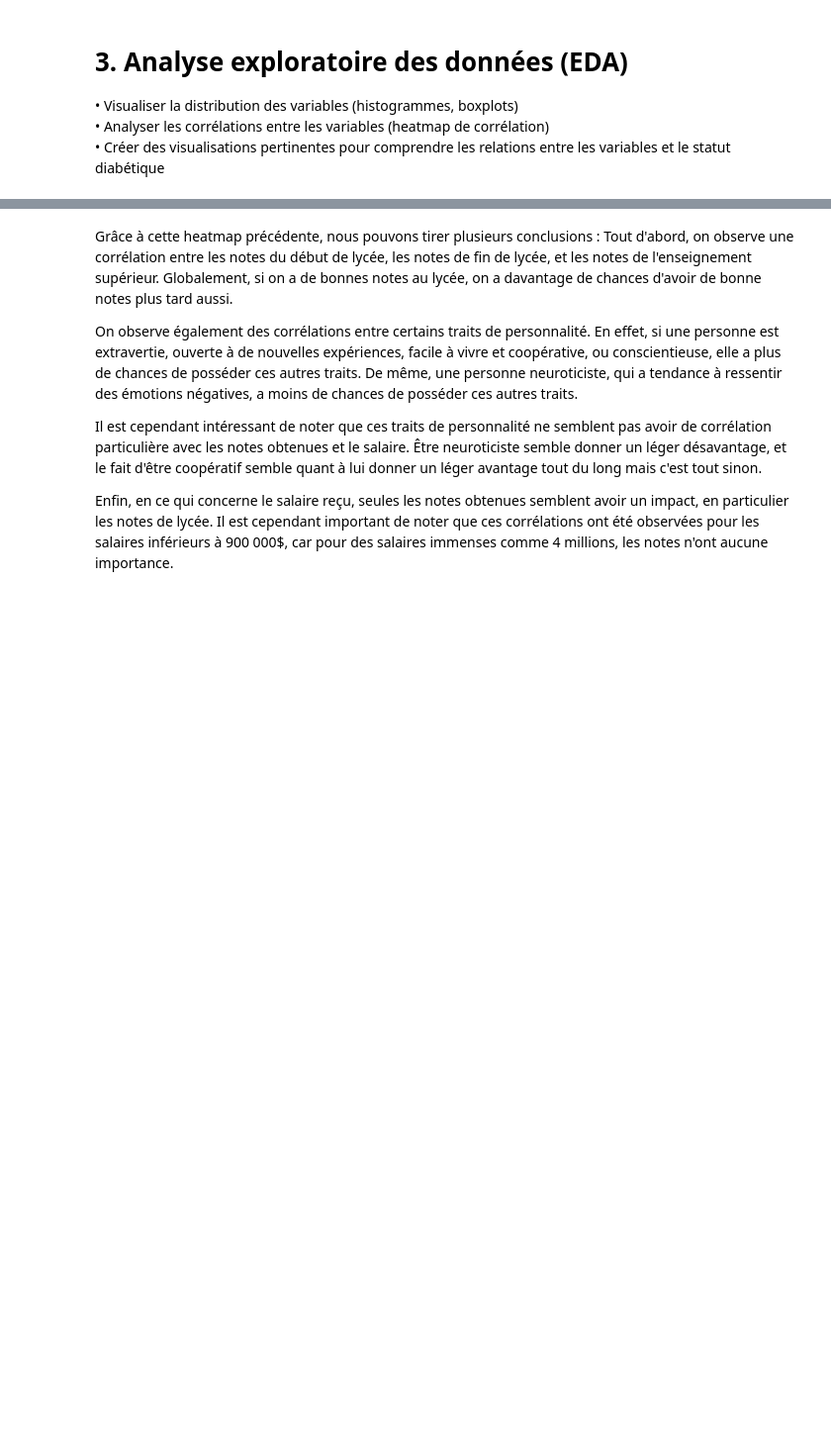
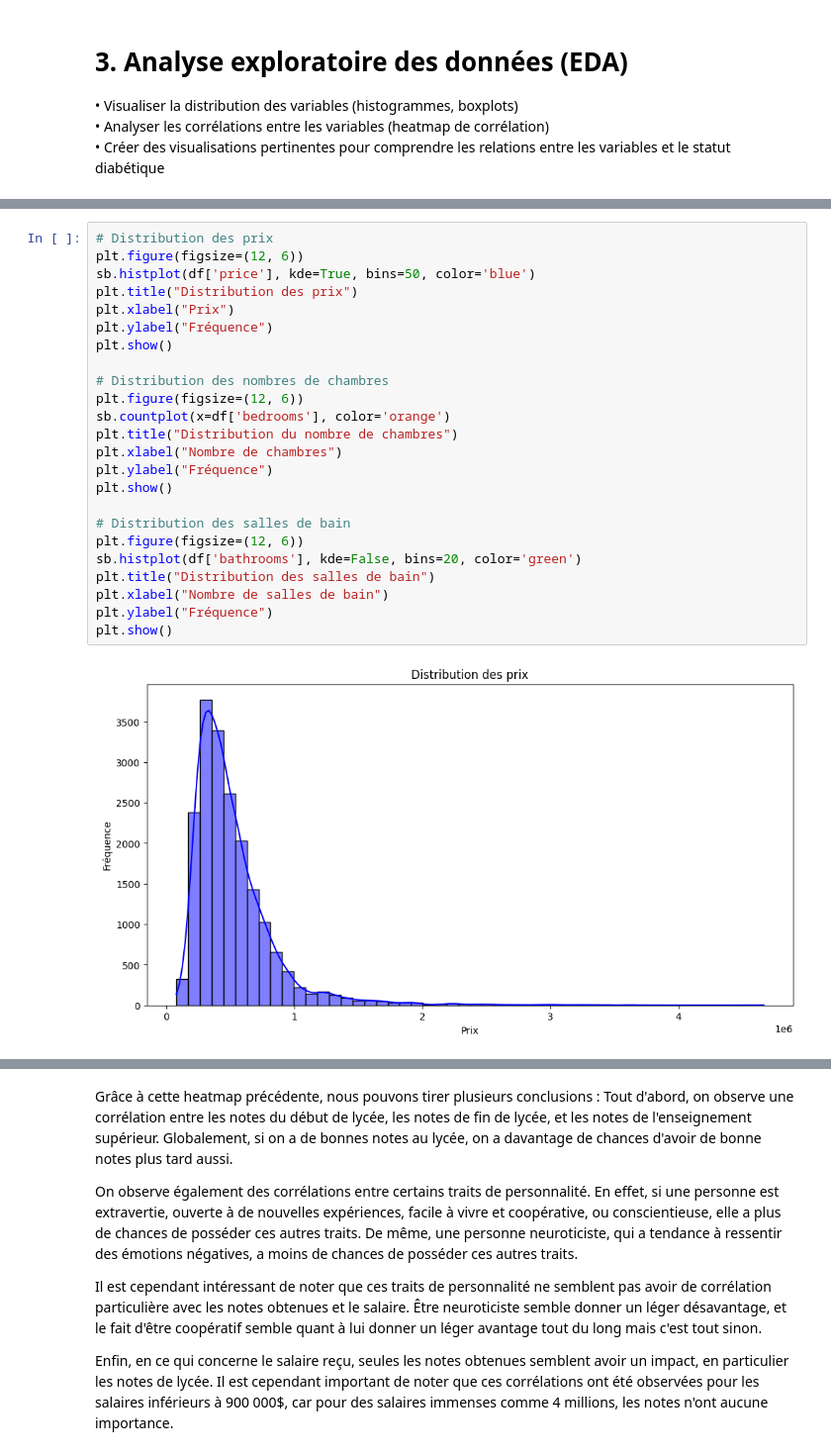
Before and after one commit to MGentieu/Projet_python_data, a Jupyter notebook: Notebook_projet.ipynb, the cells around one changed output, grey strips where cells are left out. Shown at 99% size. Cells and saved outputs as stored; diff of their text form; blank space fills up the shorter version.

```diff
--- a/Notebook_projet.ipynb
+++ b/Notebook_projet.ipynb
@@ -352,0 +201,26 @@ plt.show()
+# %%
+# Distribution des prix
+plt.figure(figsize=(12, 6))
+sb.histplot(df['price'], kde=True, bins=50, color='blue')
+plt.title("Distribution des prix")
+plt.xlabel("Prix")
+plt.ylabel("Fréquence")
+plt.show()
+
+# Distribution des nombres de chambres
+plt.figure(figsize=(12, 6))
+sb.countplot(x=df['bedrooms'], color='orange')
+plt.title("Distribution du nombre de chambres")
+plt.xlabel("Nombre de chambres")
+plt.ylabel("Fréquence")
+plt.show()
+
+# Distribution des salles de bain
+plt.figure(figsize=(12, 6))
+sb.histplot(df['bathrooms'], kde=False, bins=20, color='green')
+plt.title("Distribution des salles de bain")
+plt.xlabel("Nombre de salles de bain")
+plt.ylabel("Fréquence")
+plt.show()
+# %% [output]
+[figure, added]
```
Also changed, not shown: parts of 27 cells of this notebook.
